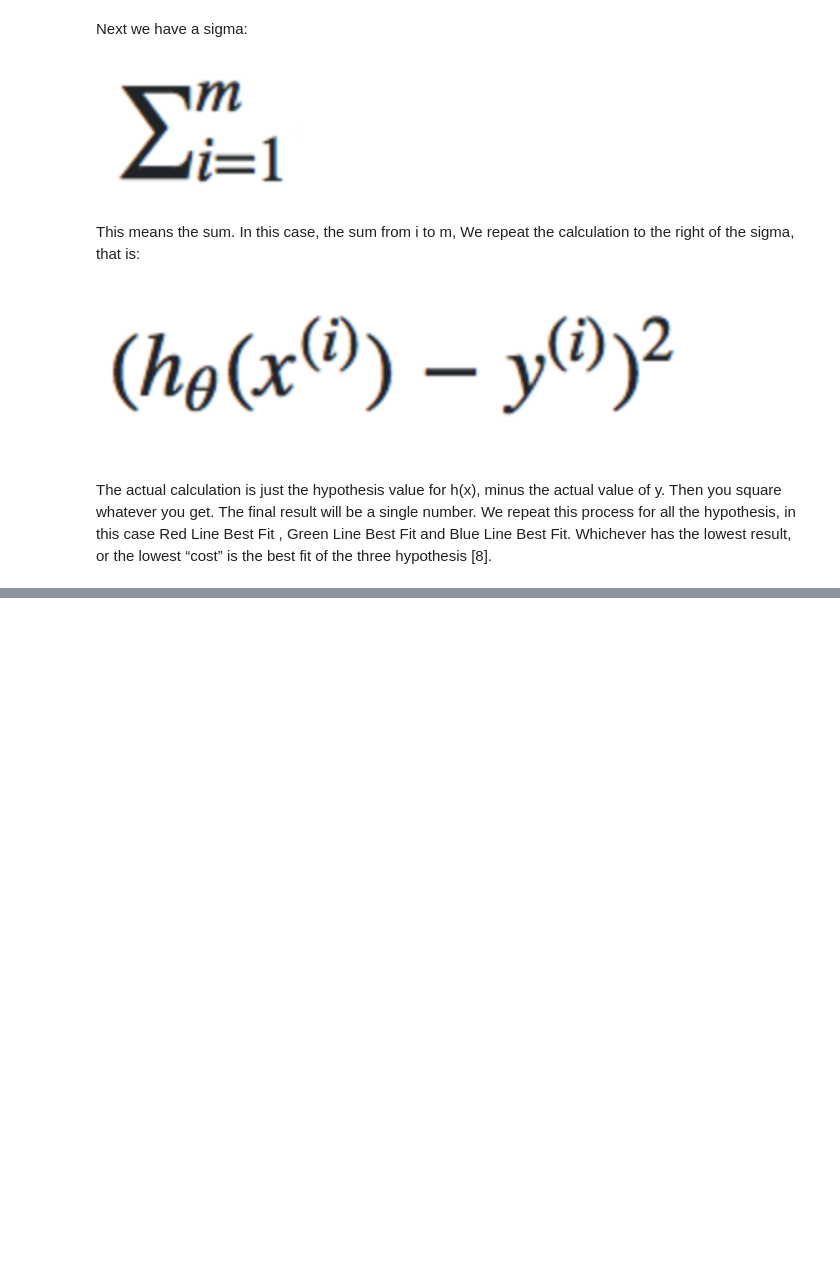
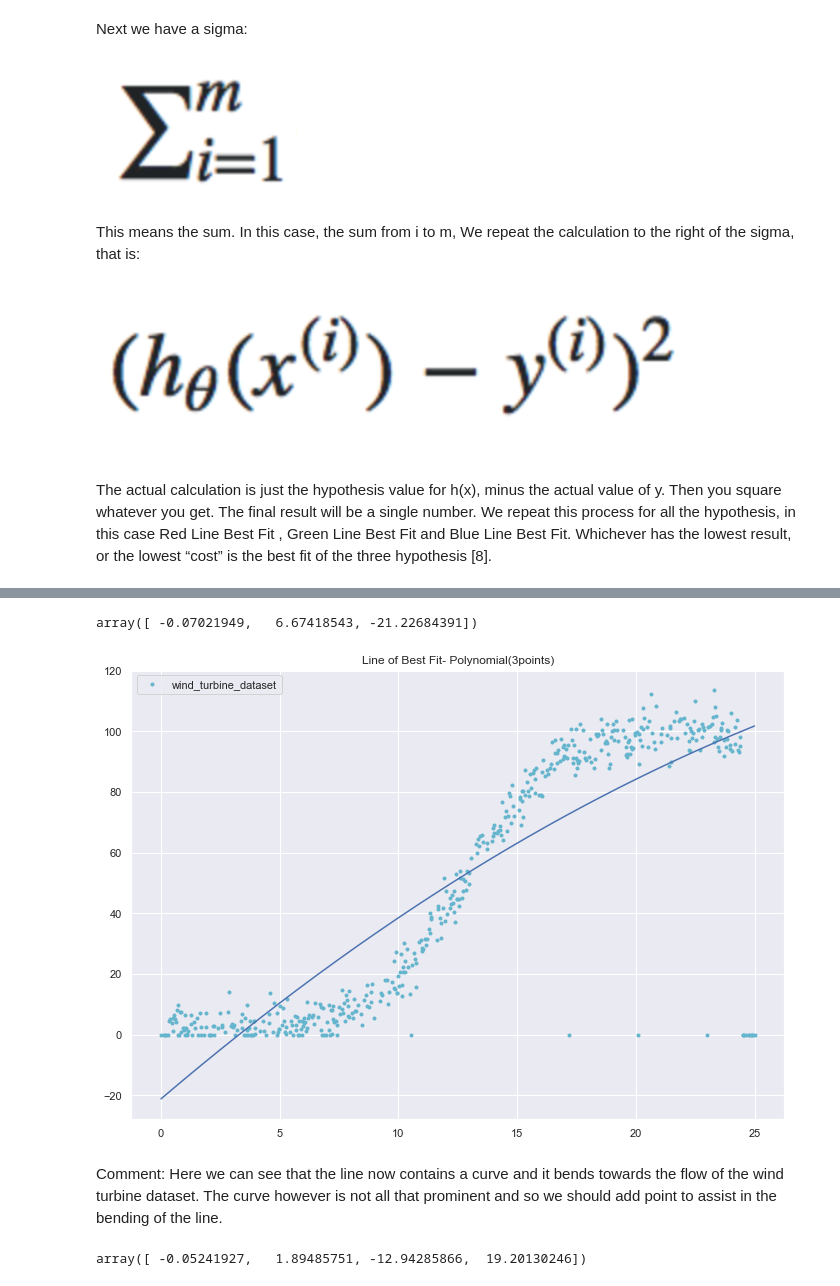
Before and after one commit to Deego88/FoDA_Project_2020, a Jupyter notebook: FoDA_Project_2020.ipynb, the cells around one changed output, grey strips where cells are left out. Drawn from its saved outputs; the diff is of its cells as text; code cells hidden in the pictures; blank space fills up the shorter version.

```diff
--- a/FoDA_Project_2020.ipynb
+++ b/FoDA_Project_2020.ipynb
@@ -233,0 +301,32 @@ Name: speed, dtype: float64
+# %%
+# create the best fit coefficients (3 points)
+
+coeff3 = np.polyfit(wind_turbine_dataset["speed"], wind_turbine_dataset["power"], 2)
+coeff3
+# %% [output]
+array([ -0.07021949,   6.67418543, -21.22684391])
+# %%
+# assign the data for x and y ( y = ax**2 + bx + c)
+
+x = wind_turbine_dataset["speed"]
+y1 = coeff3[0] * x**2 + coeff3[1] * x + coeff3[2]
+# %%
+# Show the New Plot
+
+plt.plot(wind_turbine_dataset["speed"], wind_turbine_dataset["power"], "c.", label= "wind_turbine_dataset")
+
+plt.plot(x1, y1, "-")
+plt.title("Line of Best Fit- Polynomial (3points)")
+plt.legend()
+plt.show()
+# %% [output]
+[figure, added]
+# %% [markdown]
+Comment: Here we can see that the line now contains a curve and it bends towards the flow of the wind turbine dataset. The curve however is not all that prominent and so we should add point to assist in the bending of the line.
+# %%
+# create the best fit coefficients (4 points)
+
+coeff4 = np.polyfit(wind_turbine_dataset["speed"], wind_turbine_dataset["power"], 3)
+coeff4
+# %% [output]
+array([ -0.05241927,   1.89485751, -12.94285866,  19.20130246])
```
Also changed, not shown: parts of 34 cells of this notebook, 3 other files.
